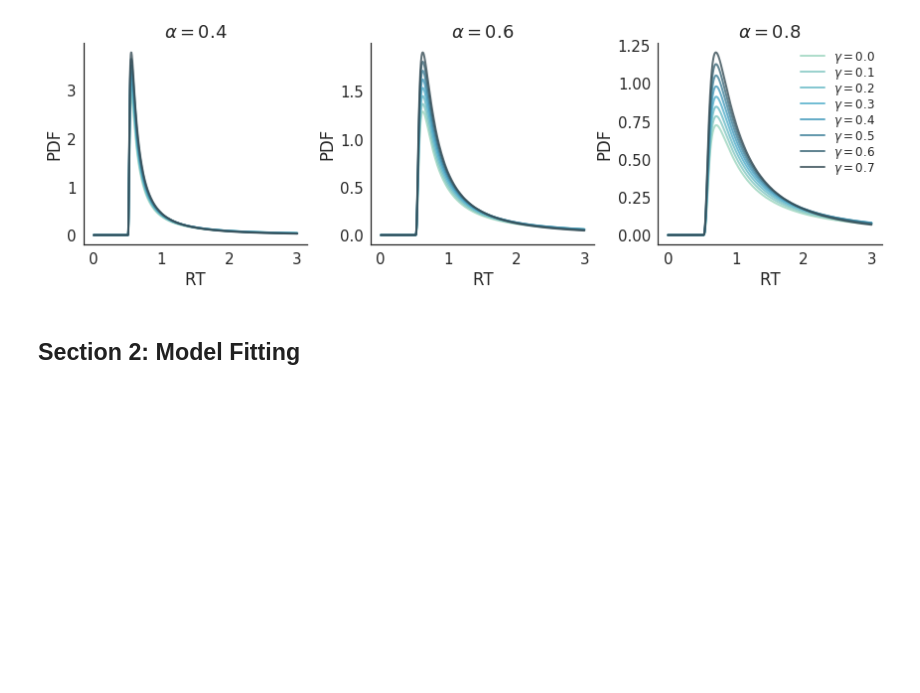
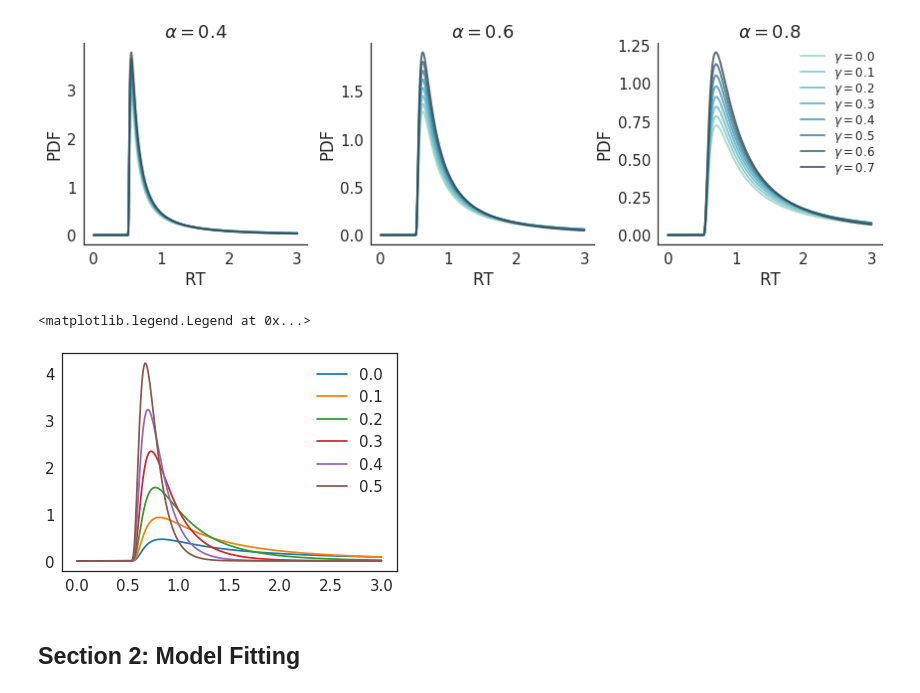
Before and after one commit to szorowi1/pni-rotations, a Jupyter notebook: 6_waldRL.ipynb, the cells around one changed output. Saved outputs shown, nothing was run; the diff lists cells and outputs as text; code cells hidden in the pictures; blank space fills up the shorter version.

Commit message:
working wald model. needs tweaks

```diff
--- a/6_waldRL.ipynb
+++ b/6_waldRL.ipynb
@@ -265,6 +266,18 @@ sns.despine()
 plt.tight_layout()
 # %% [output]
 [figure]
+# %%
+x = np.linspace(0,3,1000)
+
+beta = 8
+
+for d in np.arange(0,0.6,0.1):
+    plt.plot(x, shifted_wald_pdf(x, beta*d, 1, 0.5), label='%0.1f' %d)
+
+plt.legend()
+# %% [output]
+<matplotlib.legend.Legend at 0x...>
+[figure, added]
 # %% [markdown]
 ## Section 2: Model Fitting
 # %%
```
Also changed, not shown: parts of 9 cells of this notebook, 6 other files.
